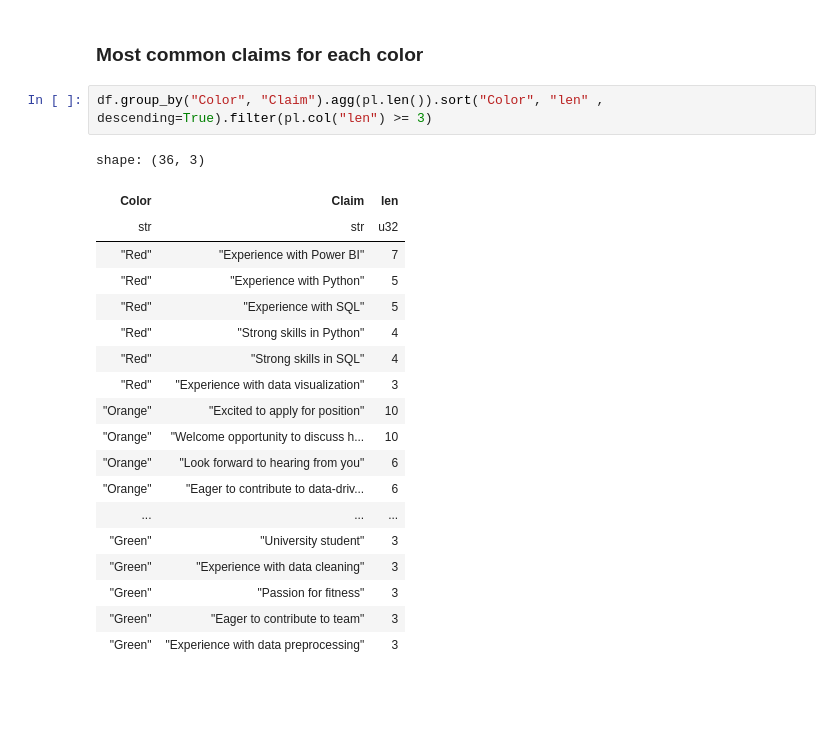
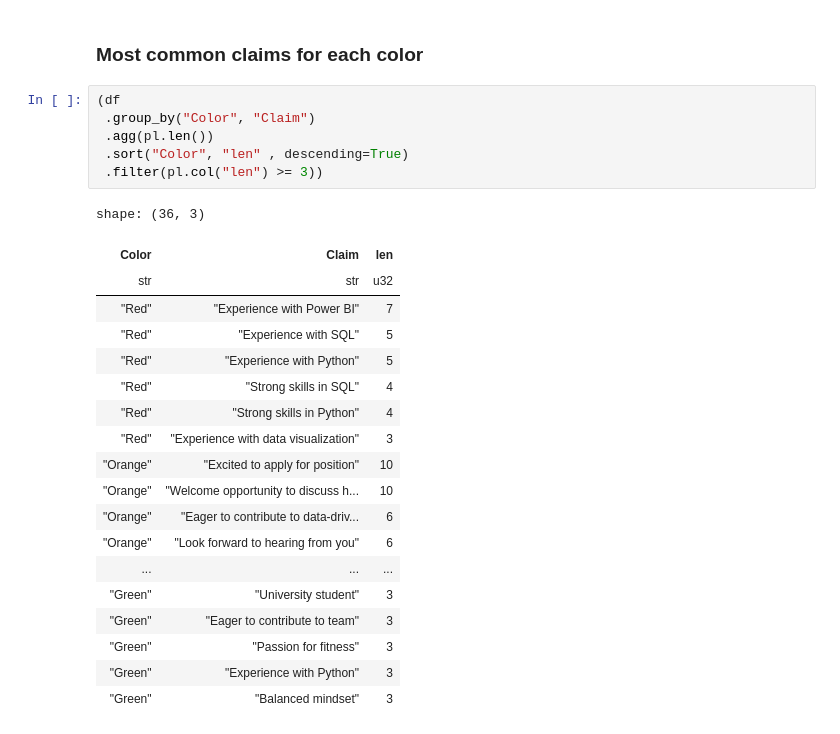
Before and after one commit to SebWae/generative-assignment-RoDS, a Jupyter notebook: bullshit_variation.ipynb, the cells around one changed output. Saved outputs shown, nothing was run; the diff lists cells and outputs as text; blank space fills up the shorter version.

```diff
--- a/bullshit_variation.ipynb
+++ b/bullshit_variation.ipynb
@@ -75,25 +77,29 @@ plt.show()
 # %% [markdown]
 ### Most common claims for each color
 # %%
-df.group_by("Color", "Claim").agg(pl.len()).sort("Color", "len" , descending=True).filter(pl.col("len") >= 3)
+(df
+ .group_by("Color", "Claim")
+ .agg(pl.len())
+ .sort("Color", "len" , descending=True)
+ .filter(pl.col("len") >= 3))
 # %% [output]
 shape: (36, 3)
 | Color | Claim | len |
 | str | str | u32 |
 | "Red" | "Experience with Power BI" | 7 |
+| "Red" | "Experience with SQL" | 5 |
 | "Red" | "Experience with Python" | 5 |
-| "Red" | "Experience with SQL" | 5 |
+| "Red" | "Strong skills in SQL" | 4 |
 | "Red" | "Strong skills in Python" | 4 |
-| "Red" | "Strong skills in SQL" | 4 |
 | "Red" | "Experience with data visualization" | 3 |
 | "Orange" | "Excited to apply for position" | 10 |
 | "Orange" | "Welcome opportunity to discuss h... | 10 |
+| "Orange" | "Eager to contribute to data-driv... | 6 |
 | "Orange" | "Look forward to hearing from you" | 6 |
-| "Orange" | "Eager to contribute to data-driv... | 6 |
 | ... | ... | ... |
 | "Green" | "University student" | 3 |
-| "Green" | "Experience with data cleaning" | 3 |
+| "Green" | "Eager to contribute to team" | 3 |
 | "Green" | "Passion for fitness" | 3 |
-| "Green" | "Eager to contribute to team" | 3 |
-| "Green" | "Experience with data preprocessing" | 3 |
+| "Green" | "Experience with Python" | 3 |
+| "Green" | "Balanced mindset" | 3 |
 # %%
```
Also changed, not shown: parts of 2 cells of this notebook, 1 other file.
